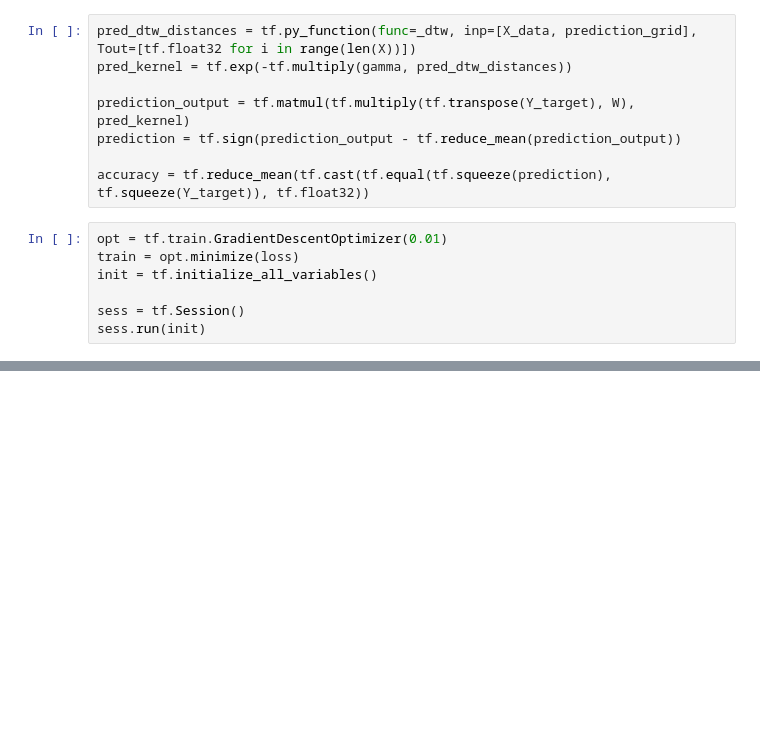
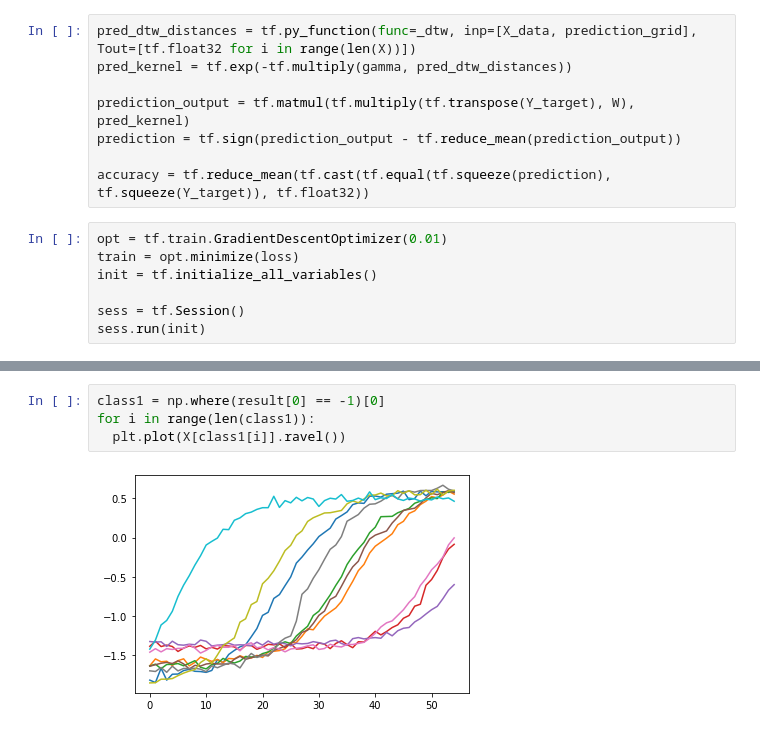
Before and after one commit to h5ng/influence_functions, a Jupyter notebook: Time_Series_Classification_with_Kernel.ipynb, the cells around one changed output, grey strips where cells are left out. Drawn from its saved outputs; the diff is of its cells as text; blank space fills up the shorter version.

```diff
--- a/Time_Series_Classification_with_Kernel.ipynb
+++ b/Time_Series_Classification_with_Kernel.ipynb
@@ -211,0 +200,6 @@ batch_accuracy
+# %%
+class1 = np.where(result[0] == -1)[0]
+for i in range(len(class1)):
+  plt.plot(X[class1[i]].ravel())
+# %% [output]
+[figure, added]
```
Also changed, not shown: parts of 12 cells of this notebook.
